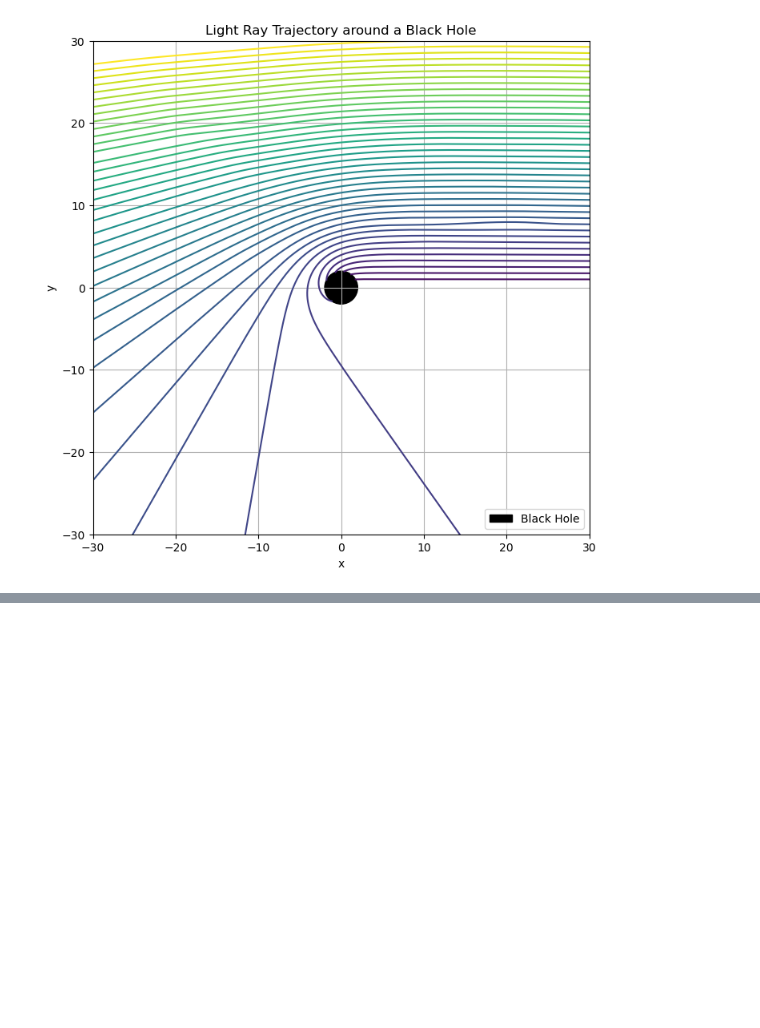
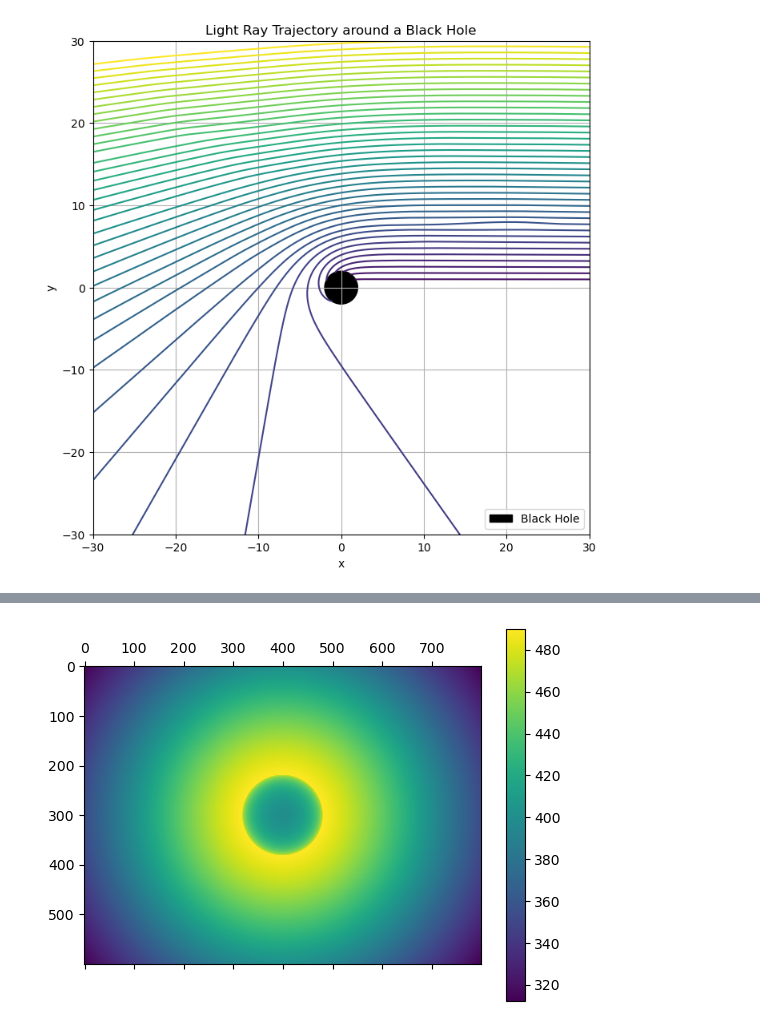
Before and after one commit to Johnny880724/BH3D, a Jupyter notebook: BH3D.ipynb, the cells around one changed output, grey strips where cells are left out. Saved outputs shown, nothing was run; the diff lists cells and outputs as text; code cells hidden in the pictures; blank space fills up the shorter version.

```diff
--- a/BH3D.ipynb
+++ b/BH3D.ipynb
@@ -232,0 +551,3 @@ plt.show()
+# %%
+for star, size in stars:
+    print(star.x, star.y, star.z, size)
@@ -232,0 +663,94 @@ plt.show()
+# %%
+import numpy as np
+import random
+import matplotlib.pyplot as plt
+
+# Function to normalize a vector
+def normalize(v):
+    norm = np.linalg.norm(v, axis=-1, keepdims=True)
+    return np.where(norm == 0, v, v / norm)
+
+# Generate a bright blue color with slight variations
+def bright_blue_color():
+    red = random.uniform(0, 0.1)
+    green = random.uniform(0, 0.1)
+    blue = random.uniform(0.9, 1.0)
+    return np.array([red, green, blue])
+
+# Ray tracing function
+def trace_ray(ray_origins, ray_directions, centers, radii, colors, is_light, background_color):
+    image_height, image_width, _ = ray_directions.shape
+    colors_output = np.tile(background_color, (image_height, image_width, 1))
+
+    hit_t = np.inf * np.ones((image_height, image_width))
+
+    for center, radius, color, light in zip(centers, radii, colors, is_light):
+        oc = ray_origins - center
+        a = np.sum(ray_directions * ray_directions, axis=-1)
+        b = 2.0 * np.sum(oc * ray_directions, axis=-1)
+        c = np.sum(oc * oc, axis=-1) - radius**2
+        discriminant = b * b - 4 * a * c
+        hit_mask = discriminant >= 0
+        sqrt_discriminant = np.sqrt(discriminant * hit_mask)
+        t1 = (-b - sqrt_discriminant) / (2.0 * a)
+        t2 = (-b + sqrt_discriminant) / (2.0 * a)
+        t = np.minimum(t1, t2)
+        plt.matshow(t)
+        plt.colorbar()
+
+        hit_points = ray_origins + ray_directions * t[..., np.newaxis] * hit_mask[..., np.newaxis]
+        normals = normalize(hit_points - center)
+
+        if light:
+            colors_output = bright_blue_color() * hit_mask[..., np.newaxis]
+            print(hit_mask)
+        else:
+            ns_center = centers[is_light][0]
+            light_dir = normalize(ns_center - hit_points)
+            light_intensity = np.maximum(0, np.sum(light_dir * normals, axis=-1))
+            distance = np.linalg.norm(ns_center - hit_points, axis=-1)
+            attenuation = 1 / (distance * distance)
+            glow_intensity = light_intensity * attenuation
+            colors_output = color * glow_intensity[..., np.newaxis] * hit_mask[..., np.newaxis]
+
+    return colors_output
+
+# Main function to render the scene
+def render_scene(image_width, image_height, centers, radii, colors, is_light, background_color):
+    x = np.linspace(-image_width / 2, image_width / 2, image_width)
+    y = np.linspace(-image_height / 2, image_height / 2, image_height)
+    xv, yv = np.meshgrid(x, y)
+    zv = -image_width / (2 * np.tan(np.pi / 4)) * np.ones_like(xv)
+    ray_directions = np.stack((xv, yv, zv), axis=-1)
+    ray_directions = normalize(ray_directions)
+    ray_origins = np.zeros_like(ray_directions)
+    colors_output = trace_ray(ray_origins, ray_directions, centers, radii, colors, is_light, background_color)
+    return colors_output
+
+# Parameters
+image_width = 800
+image_height = 600
+
+# Define spheres
+centers = np.array([
+    [0, 0, -500],  # Black hole
+    [0, 0, -600]  # Neutron star
+])
+radii = np.array([100, 20])
+colors = np.array([
+    [0, 0, 0],  # Black hole color
+    [1, 1, 1]  # Neutron star color
+])
+is_light = np.array([False, True])
+
+# Background color (black)
+background_color = np.array([0, 0, 0])
+
+# Render the scene
+image = render_scene(image_width, image_height, centers, radii, colors, is_light, background_color)
+print(image)
+# # Display the image
+# plt.imshow(np.clip(image, 0, 1))
+# plt.axis('off')
+# plt.show()
+# %% [output]
@@ -232,0 +774 @@ plt.show()
+[figure, added]
```
Also changed, not shown: parts of 19 cells of this notebook.
